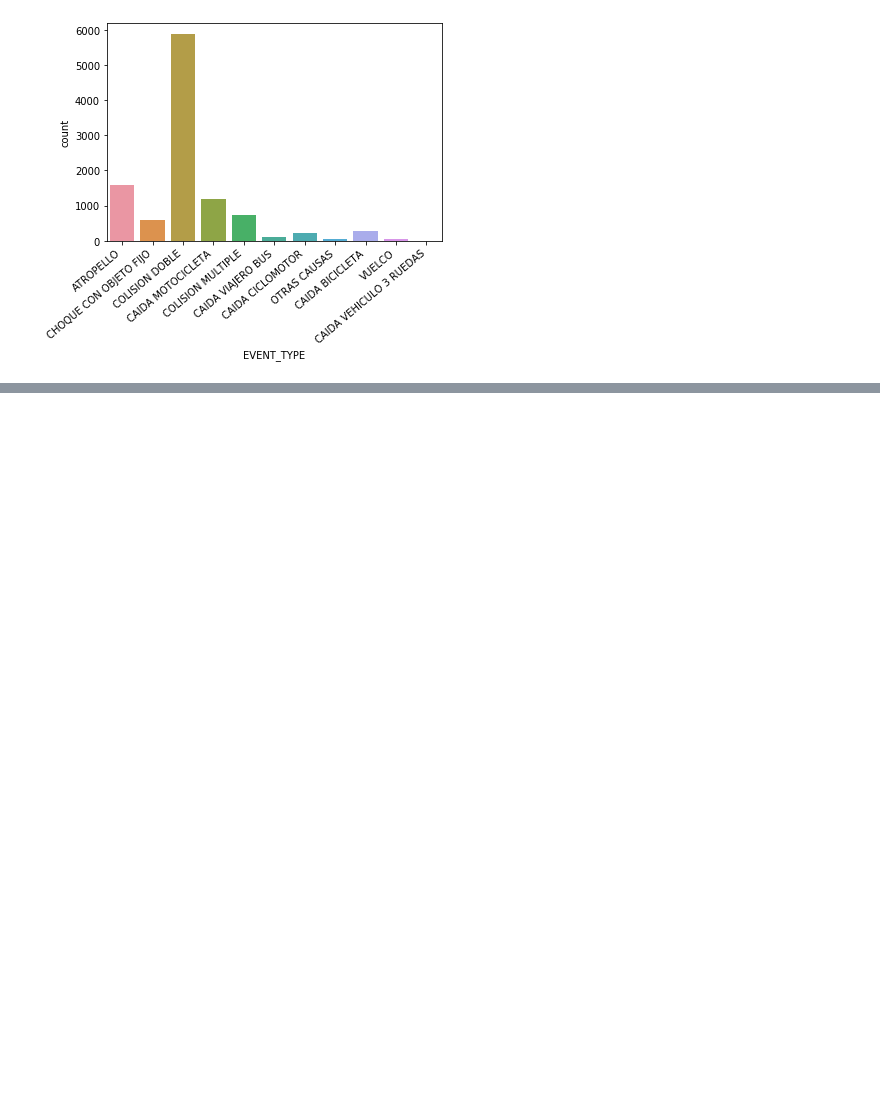
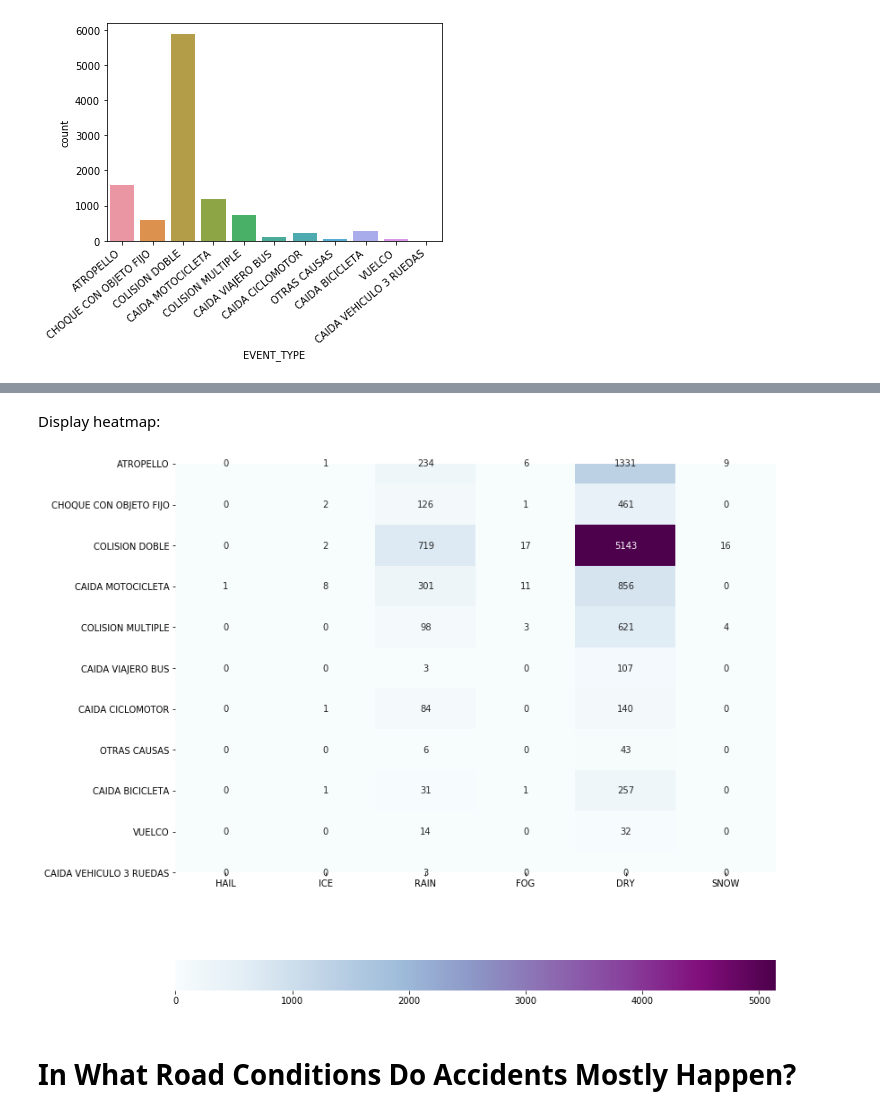
Before and after one commit to charis84/MadridAccidentsPrediction, a Jupyter notebook: MadridAccidents.ipynb, the cells around one changed output, grey strips where cells are left out. Saved outputs shown, nothing was run; the diff lists cells and outputs as text; code cells hidden in the pictures; blank space fills up the shorter version.

```diff
--- a/MadridAccidents.ipynb
+++ b/MadridAccidents.ipynb
@@ -58,0 +137,28 @@ plt.show()
+# %%
+event_1 = RTAs_by_WeatherCondition(data2018, "ATROPELLO")
+event_2 = RTAs_by_WeatherCondition(data2018, "CHOQUE CON OBJETO FIJO")
+event_3 = RTAs_by_WeatherCondition(data2018, "COLISION DOBLE")
+event_4 = RTAs_by_WeatherCondition(data2018, "CAIDA MOTOCICLETA")
+event_5 = RTAs_by_WeatherCondition(data2018, "COLISION MULTIPLE")
+event_6 = RTAs_by_WeatherCondition(data2018, "CAIDA VIAJERO BUS")
+event_7 = RTAs_by_WeatherCondition(data2018, "CAIDA CICLOMOTOR")
+event_8 = RTAs_by_WeatherCondition(data2018, "OTRAS CAUSAS")
+event_9 = RTAs_by_WeatherCondition(data2018, "CAIDA BICICLETA")
+event_10 = RTAs_by_WeatherCondition(data2018, "VUELCO")
+event_11 = RTAs_by_WeatherCondition(data2018, "CAIDA VEHICULO 3 RUEDAS")
+# %%
+columns = ["HAIL", "ICE", "RAIN", "FOG", "DRY", "SNOW"]
+rows = ["ATROPELLO", "CHOQUE CON OBJETO FIJO", "COLISION DOBLE", "CAIDA MOTOCICLETA", "COLISION MULTIPLE",
+        "CAIDA VIAJERO BUS", "CAIDA CICLOMOTOR", "OTRAS CAUSAS", "CAIDA BICICLETA", "VUELCO", "CAIDA VEHICULO 3 RUEDAS"]
+data = np.array([event_1, event_2, event_3, event_4, event_5, event_6, event_7, event_8, event_9, event_10, event_11])
+heatmap_w_cond = pd.DataFrame(data=data, index=rows, columns=columns)
+# %% [markdown]
+Display heatmap:
+# %%
+fig = plt.figure(figsize=(12,12))
+ax = sns.heatmap(heatmap_w_cond, annot=True, fmt="d", cmap='BuPu', cbar_kws={"orientation": "horizontal"} )
+ax.set_title = "Traffic Accidents By Weather Condition For Each Event Type in 2019"
+# %% [output]
+[figure, added]
+# %% [markdown]
+# **In What Road Conditions Do Accidents Mostly Happen?**
```
Also changed, not shown: parts of 20 cells of this notebook.
